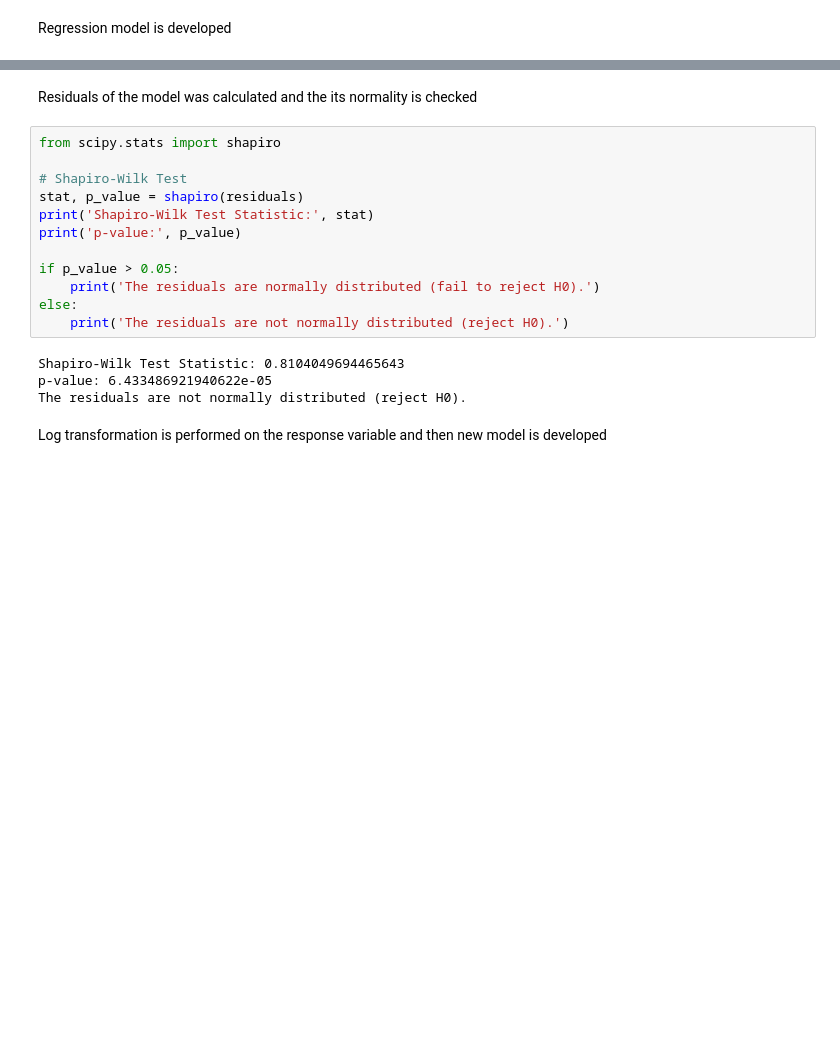
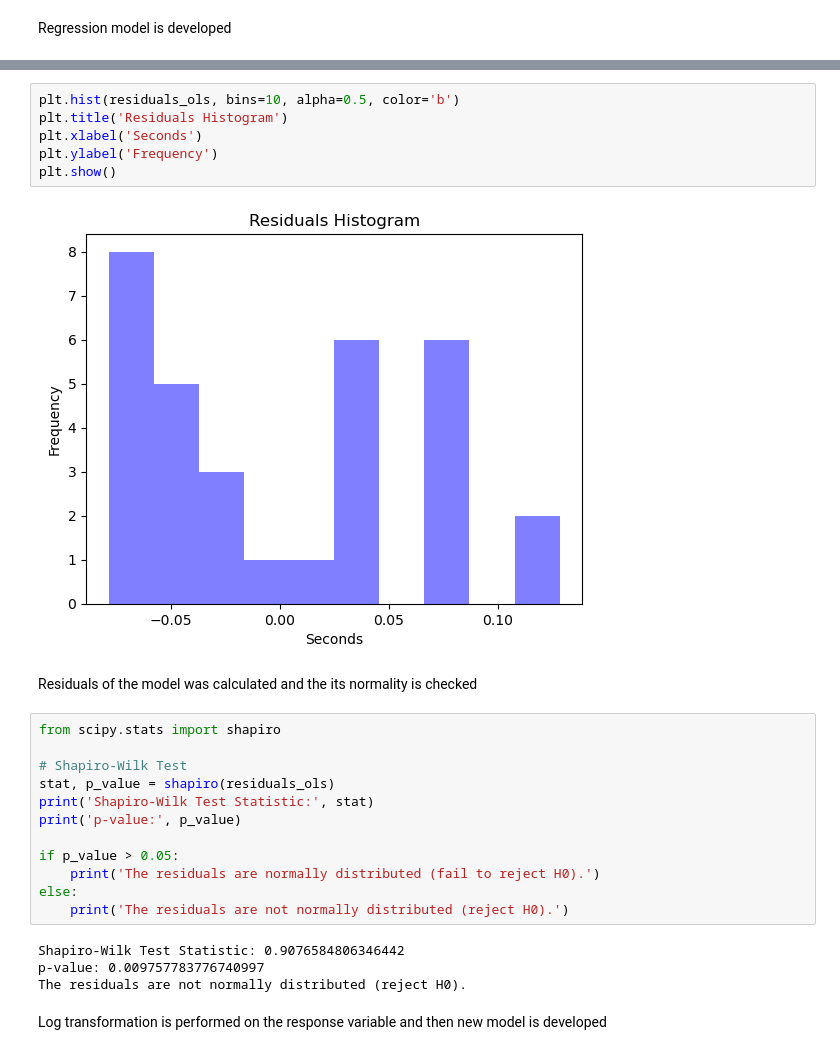
Before and after one commit to radhikrammohan/1D_HT_Pinn, a Jupyter notebook: Data_prep/1D_SVR/DOE/1D_HT_DOE_2.ipynb, the cells around one changed output, grey strips where cells are left out. Drawn from its saved outputs; the diff is of its cells as text; blank space fills up the shorter version.

```diff
--- a/Data_prep/1D_SVR/DOE/1D_HT_DOE_2.ipynb
+++ b/Data_prep/1D_SVR/DOE/1D_HT_DOE_2.ipynb
@@ -181,10 +191,18 @@ Res_doe_sol_time['Residuals'] =residuals
+# %%
+plt.hist(residuals_ols, bins=10, alpha=0.5, color='b')
+plt.title('Residuals Histogram')
+plt.xlabel('Seconds')
+plt.ylabel('Frequency')
+plt.show()
+# %% [output]
+[figure, added]
 # %% [markdown]
 Residuals of the model was calculated and the its normality is checked
 # %%
 from scipy.stats import shapiro
 
 # Shapiro-Wilk Test
-stat, p_value = shapiro(residuals)
+stat, p_value = shapiro(residuals_ols)
 print('Shapiro-Wilk Test Statistic:', stat)
 print('p-value:', p_value)
 
@@ -193,8 +211,8 @@ if p_value > 0.05:
 else:
     print('The residuals are not normally distributed (reject H0).')
 # %% [output]
-Shapiro-Wilk Test Statistic: 0.8104049694465643
-p-value: 6.433486921940622e-05
+Shapiro-Wilk Test Statistic: 0.9076584806346442
+p-value: 0.009757783776740997
 The residuals are not normally distributed (reject H0).
 # %% [markdown]
 Log transformation is performed on the response variable and then new model is developed
```
Also changed, not shown: parts of 19 cells of this notebook, 3 other files.
